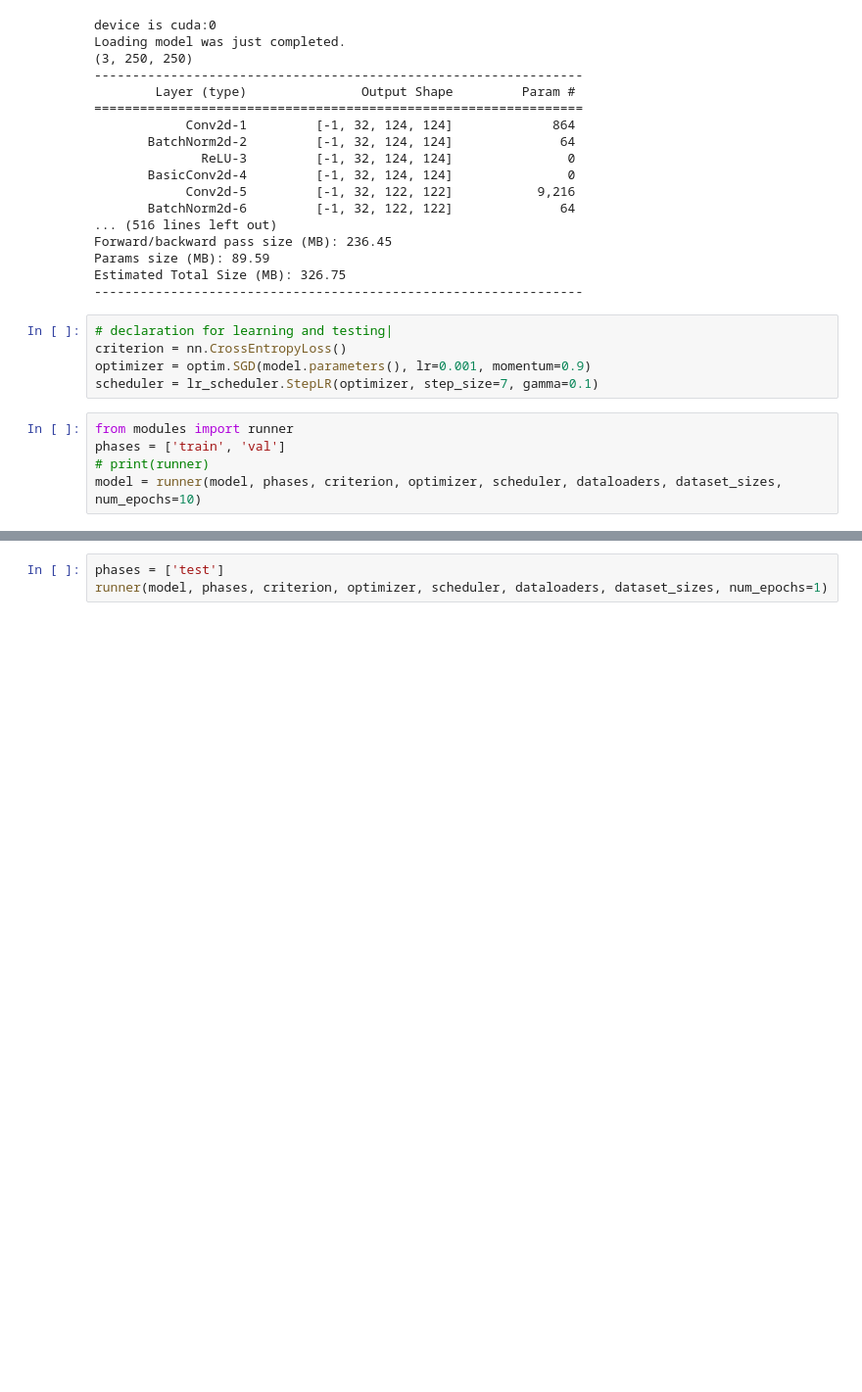
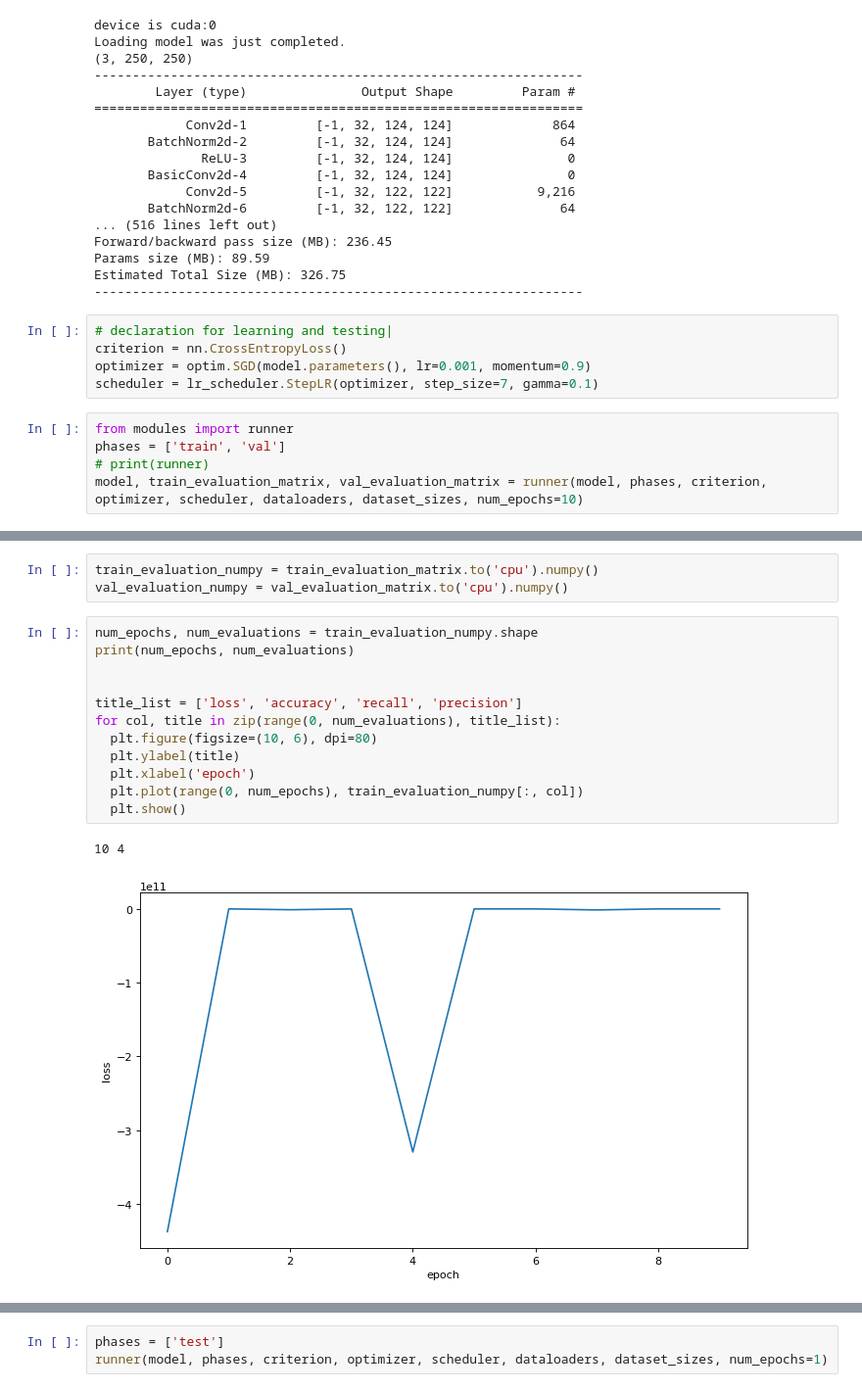
Before and after one commit to ksuchoi216/FaceID-model, a Jupyter notebook: train.ipynb, the cells around one changed output, grey strips where cells are left out. Shown at 98% size. Drawn from its saved outputs; the diff is of its cells as text; blank space fills up the shorter version.

```diff
--- a/train.ipynb
+++ b/train.ipynb
@@ -121,5 +121,5 @@ scheduler = lr_scheduler.StepLR(optimizer, step_size=7, gamma=0.1)
 from modules import runner
 phases = ['train', 'val']
 # print(runner)
-model = runner(model, phases, criterion, optimizer, scheduler, dataloaders, dataset_sizes, num_epochs=10)
+model, train_evaluation_matrix, val_evaluation_matrix = runner(model, phases, criterion, optimizer, scheduler, dataloaders, dataset_sizes, num_epochs=10)
 # %% [output]
@@ -142,0 +143,18 @@ Best val Acc: 0.966667
+# %%
+train_evaluation_numpy = train_evaluation_matrix.to('cpu').numpy()
+val_evaluation_numpy = val_evaluation_matrix.to('cpu').numpy()
+# %%
+num_epochs, num_evaluations = train_evaluation_numpy.shape
+print(num_epochs, num_evaluations)
+
+
+title_list = ['loss', 'accuracy', 'recall', 'precision']
+for col, title in zip(range(0, num_evaluations), title_list):
+  plt.figure(figsize=(10, 6), dpi=80)
+  plt.ylabel(title)
+  plt.xlabel('epoch')
+  plt.plot(range(0, num_epochs), train_evaluation_numpy[:, col])
+  plt.show()
+# %% [output]
+10 4
+[figure, added]
```
Also changed, not shown: parts of 6 cells of this notebook, 6 other files.
